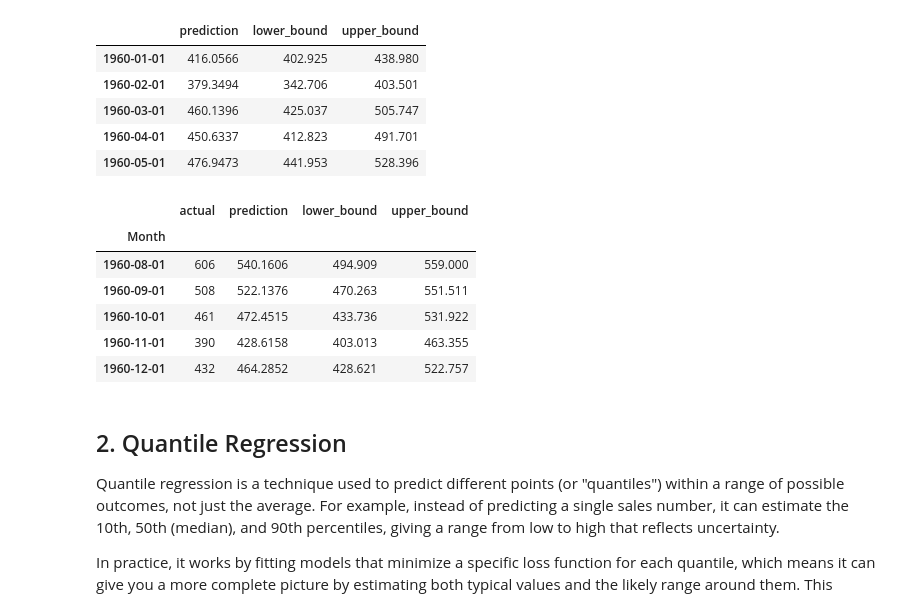
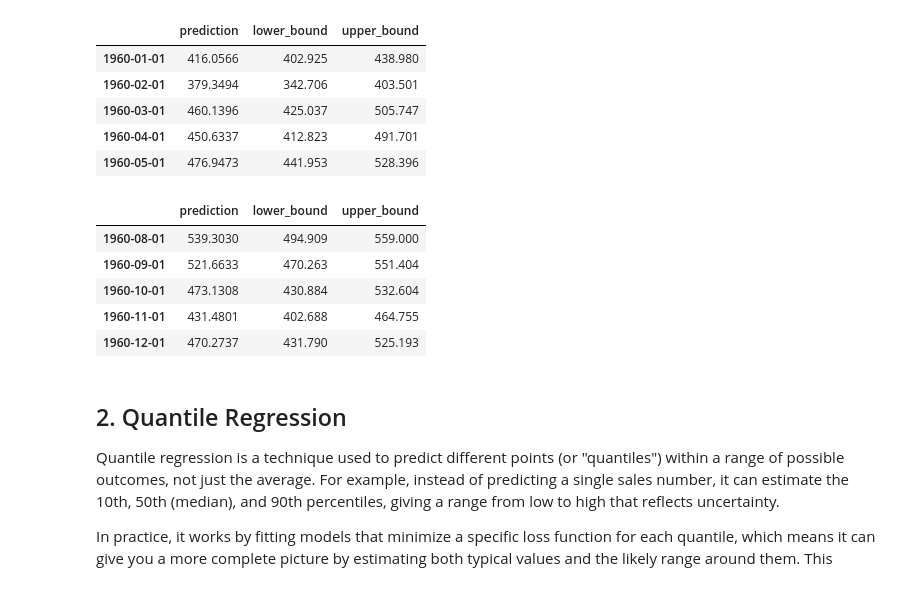
Before and after one commit to PJalgotrader/Deep_forecasting-USU, a Jupyter notebook: Lectures and codes/Module 5- Machine Learning Forecasting/Module5-prediction_intervals.ipynb, the cells around one changed output. Drawn from its saved outputs; the diff is of its cells as text; code cells hidden in the pictures.

```diff
--- a/Lectures and codes/Module 5- Machine Learning Forecasting/Module5-prediction_intervals.ipynb
+++ b/Lectures and codes/Module 5- Machine Learning Forecasting/Module5-prediction_intervals.ipynb
@@ -232,7 +232,7 @@ from sklearn.ensemble import RandomForestRegressor
 from sklearn.neighbors import KNeighborsRegressor
 # %%
 # Create and use the function
-results = create_one_step_ahead_prediction_intervals(
+results_1step_boot = create_one_step_ahead_prediction_intervals(
     data=data,
     target_col='Passengers',
     n_lags=12,
@@ -242,7 +242,7 @@ results = create_one_step_ahead_prediction_intervals(
     lower_bound=10,
     upper_bound=90)
 
-results.head()
+results_1step_boot.head()
 # %% [output]
 Training set shape: (120, 12)
 Test set shape: (12, 12)
@@ -409,7 +409,7 @@ def create_multi_step_ahead_prediction_intervals(
 
     return results
 # %%
-results = create_multi_step_ahead_prediction_intervals(
+results_mstep_boot = create_multi_step_ahead_prediction_intervals(
     data=data,
     target_col='Passengers',
     n_lags=12,
@@ -421,7 +421,7 @@ results = create_multi_step_ahead_prediction_intervals(
     upper_bound=90
 )
 
-results.head()
+results_mstep_boot.head()
 # %% [output]
 Training set shape: (120, 12)
 Test set shape: (12, 12)
@@ -433,15 +433,14 @@ Test set shape: (12, 12)
 | 1960-04-01 | 450.6337 | 412.823 | 491.701 |
 | 1960-05-01 | 476.9473 | 441.953 | 528.396 |
 # %%
-results.tail()
+results_mstep_boot.tail()
 # %% [output]
-|  | actual | prediction | lower_bound | upper_bound |
-| Month |  |  |  |  |
-| 1960-08-01 | 606 | 540.1606 | 494.909 | 559.000 |
-| 1960-09-01 | 508 | 522.1376 | 470.263 | 551.511 |
-| 1960-10-01 | 461 | 472.4515 | 433.736 | 531.922 |
-| 1960-11-01 | 390 | 428.6158 | 403.013 | 463.355 |
-| 1960-12-01 | 432 | 464.2852 | 428.621 | 522.757 |
+|  | prediction | lower_bound | upper_bound |
+| 1960-08-01 | 539.3030 | 494.909 | 559.000 |
+| 1960-09-01 | 521.6633 | 470.263 | 551.404 |
+| 1960-10-01 | 473.1308 | 430.884 | 532.604 |
+| 1960-11-01 | 431.4801 | 402.688 | 464.755 |
+| 1960-12-01 | 470.2737 | 431.790 | 525.193 |
 # %% [markdown]
 ## 2. Quantile Regression
 
```
Also changed, not shown: parts of 7 cells of this notebook.
